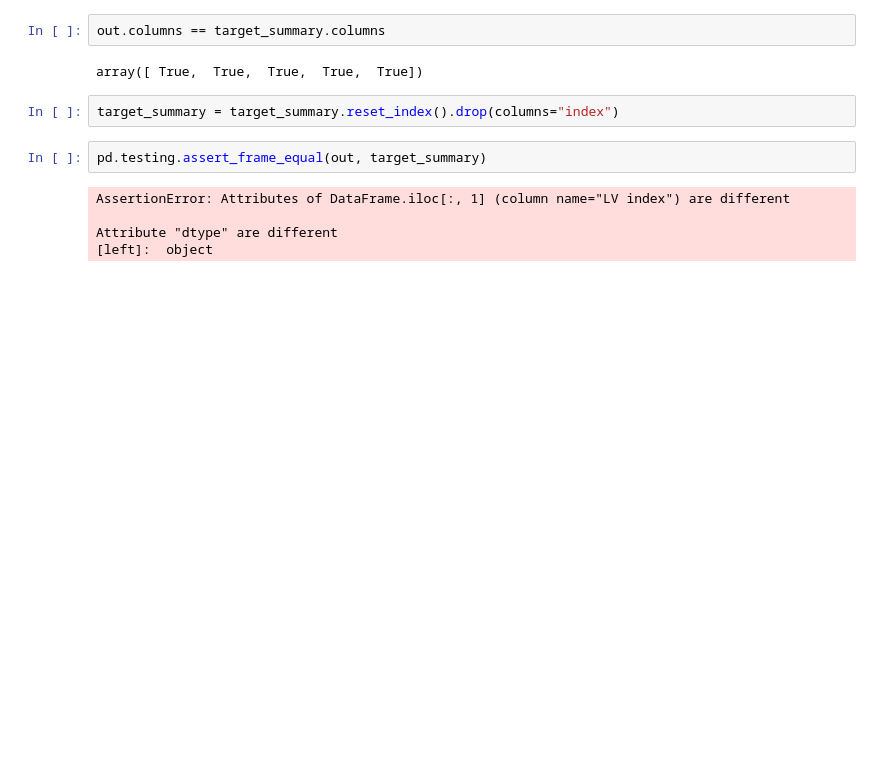
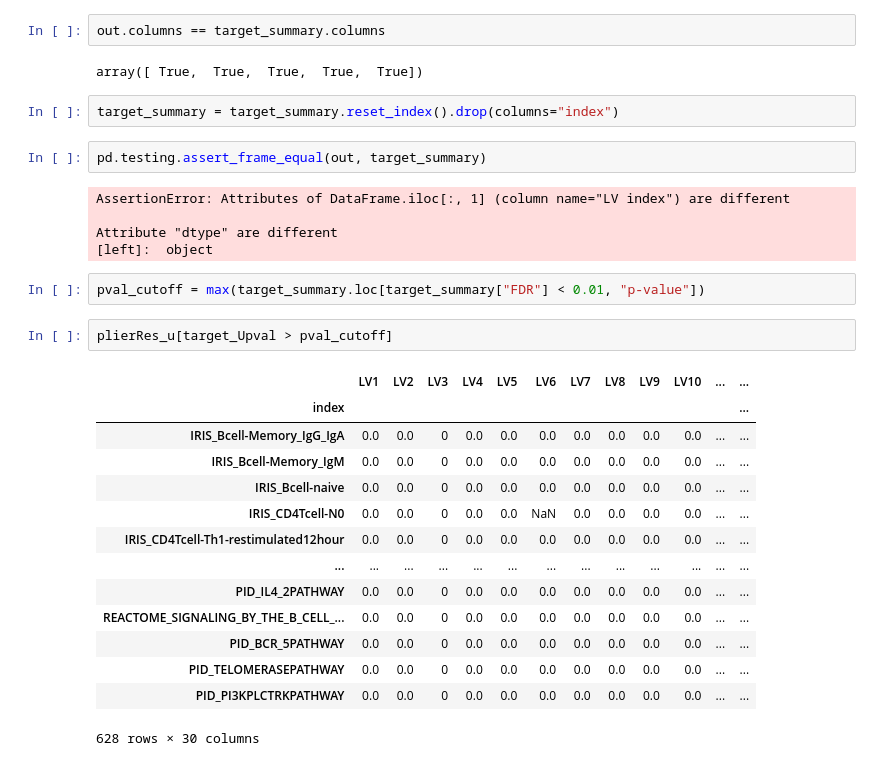
Before and after one commit to milescsmith/pyplier, a Jupyter notebook: transcoding_notebooks/getAUC.ipynb, the cells around one changed output. Cells and saved outputs as stored; diff of their text form; blank space fills up the shorter version.

```diff
--- a/transcoding_notebooks/getAUC.ipynb
+++ b/transcoding_notebooks/getAUC.ipynb
@@ -372,3 +372,22 @@ AssertionError: Attributes of DataFrame.iloc[:, 1] (column name="LV index") are
 
 Attribute "dtype" are different
 [left]:  object
+# %%
+pval_cutoff = max(target_summary.loc[target_summary["FDR"] < 0.01, "p-value"])
+# %%
+plierRes_u[target_Upval > pval_cutoff]
+# %% [output]
+|  | LV1 | LV2 | LV3 | LV4 | LV5 | LV6 | LV7 | LV8 | LV9 | LV10 | ... | ... |
+| index |  |  |  |  |  |  |  |  |  |  |  | ... |
+| IRIS_Bcell-Memory_IgG_IgA | 0.0 | 0.0 | 0 | 0.0 | 0.0 | 0.0 | 0.0 | 0.0 | 0.0 | 0.0 | ... | ... |
+| IRIS_Bcell-Memory_IgM | 0.0 | 0.0 | 0 | 0.0 | 0.0 | 0.0 | 0.0 | 0.0 | 0.0 | 0.0 | ... | ... |
+| IRIS_Bcell-naive | 0.0 | 0.0 | 0 | 0.0 | 0.0 | 0.0 | 0.0 | 0.0 | 0.0 | 0.0 | ... | ... |
+| IRIS_CD4Tcell-N0 | 0.0 | 0.0 | 0 | 0.0 | 0.0 | NaN | 0.0 | 0.0 | 0.0 | 0.0 | ... | ... |
+| IRIS_CD4Tcell-Th1-restimulated12hour | 0.0 | 0.0 | 0 | 0.0 | 0.0 | 0.0 | 0.0 | 0.0 | 0.0 | 0.0 | ... | ... |
+| ... | ... | ... | ... | ... | ... | ... | ... | ... | ... | ... | ... | ... |
+| PID_IL4_2PATHWAY | 0.0 | 0.0 | 0 | 0.0 | 0.0 | 0.0 | 0.0 | 0.0 | 0.0 | 0.0 | ... | ... |
+| REACTOME_SIGNALING_BY_THE_B_CELL_... | 0.0 | 0.0 | 0 | 0.0 | 0.0 | 0.0 | 0.0 | 0.0 | 0.0 | 0.0 | ... | ... |
+| PID_BCR_5PATHWAY | 0.0 | 0.0 | 0 | 0.0 | 0.0 | 0.0 | 0.0 | 0.0 | 0.0 | 0.0 | ... | ... |
+| PID_TELOMERASEPATHWAY | 0.0 | 0.0 | 0 | 0.0 | 0.0 | 0.0 | 0.0 | 0.0 | 0.0 | 0.0 | ... | ... |
+| PID_PI3KPLCTRKPATHWAY | 0.0 | 0.0 | 0 | 0.0 | 0.0 | 0.0 | 0.0 | 0.0 | 0.0 | 0.0 | ... | ... |
+628 rows × 30 columns
```
Also changed, not shown: parts of 1 cell of this notebook, 15 other files.
